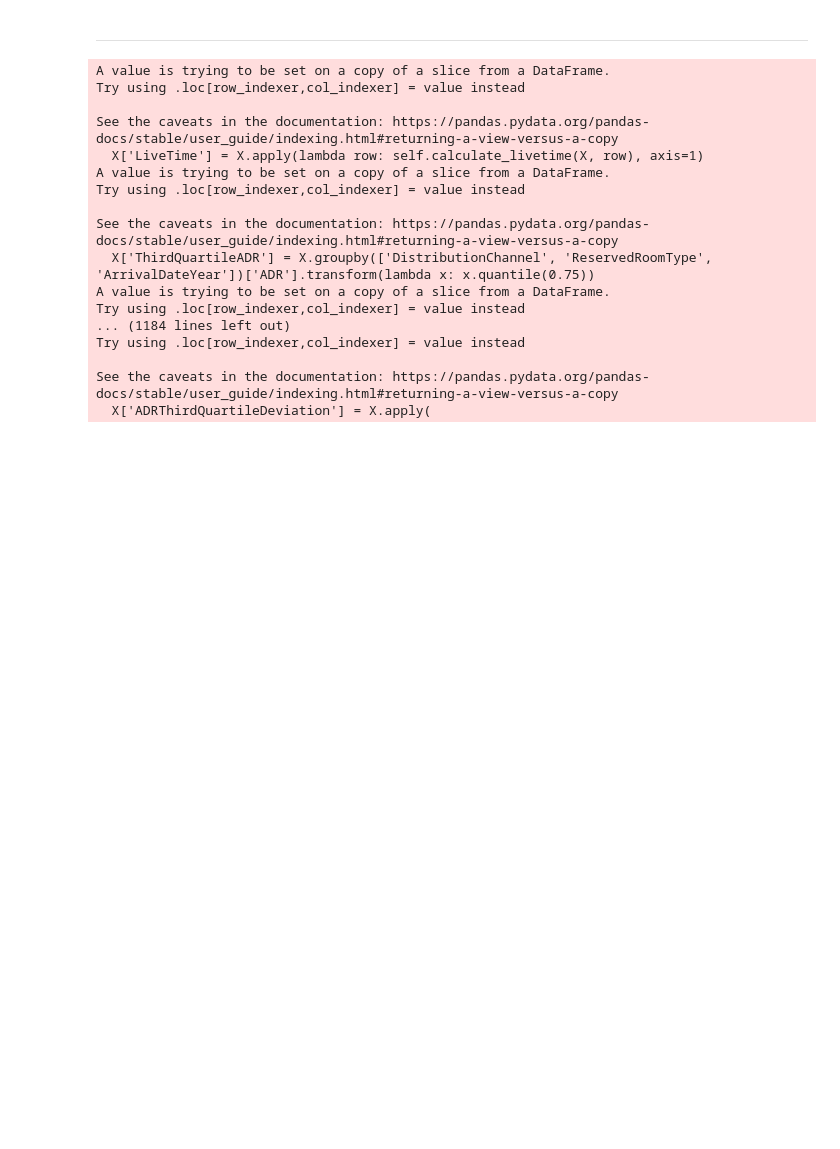
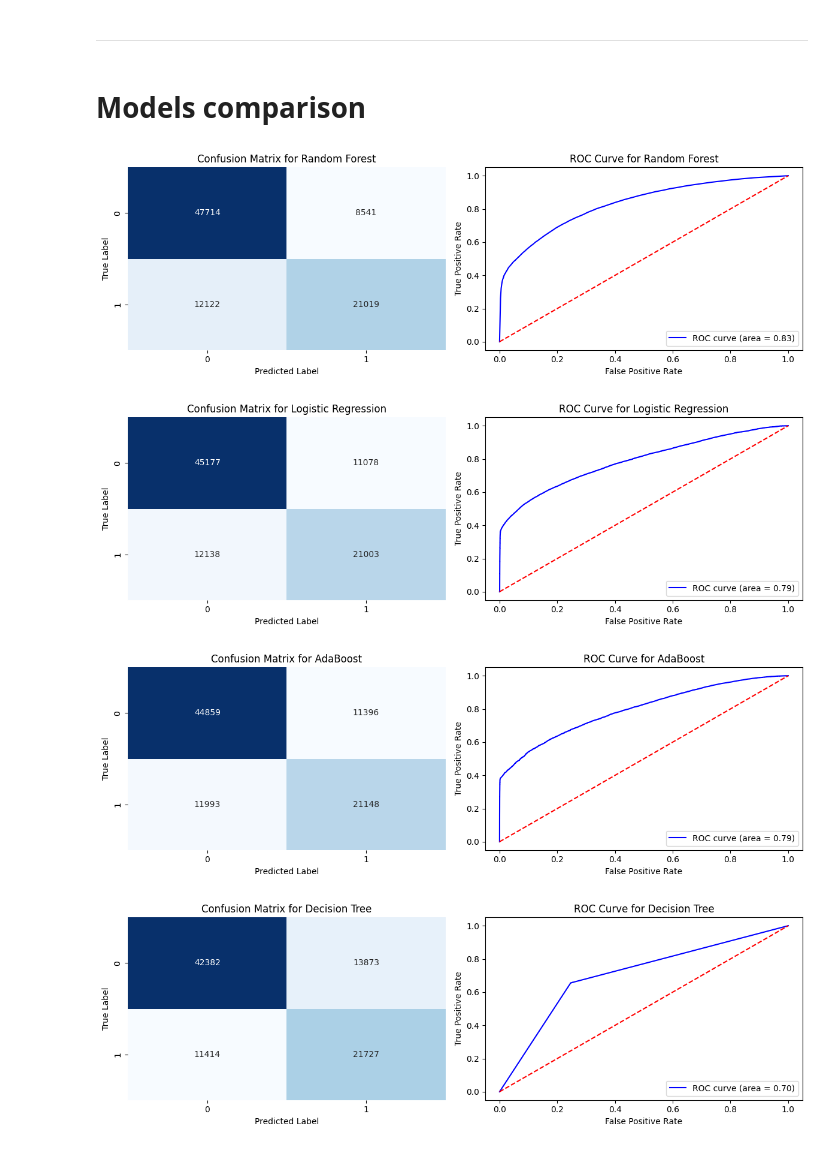
Before and after one commit to NamaWho/hotel-bookings-cancellation-prediction, a Jupyter notebook: main.ipynb, the cells around one changed output. Drawn from its saved outputs; the diff is of its cells as text; code cells hidden in the pictures; blank space fills up the shorter version.

Commit message:
scaffold, feature importance, gui

```diff
--- a/main.ipynb
+++ b/main.ipynb
@@ -147,21 +149,3 @@ def convenient_split_data(data):
 X_convenient_train, X_convenient_test, y_convenient_train, y_convenient_test = convenient_split_data(data_cleaned)
 # %% [markdown]
 <hr>
-# %%
-from sklearn.base import BaseEstimator, TransformerMixin
-
-class Wrapper(BaseEstimator, TransformerMixin):
-    def __init__(self, transformer):
-        self.transformer = transformer
-
-    def fit(self, X, y=None):
-        self.transformer.is_test = False
-        return self.transformer.fit(X, y)
-
-    def transform(self, X):
-        self.transformer.is_test = True
-        return self.transformer.transform(X)
-
-    def fit_transform(self, X, y=None):
-        self.transformer.is_test = False
-        return self.transformer.fit_transform(X, y)
@@ -296,16 +152,22 @@ preprocessor = ColumnTransformer(
+# %% [markdown]
+# Models comparison
 # %%
 from sklearn.ensemble import RandomForestClassifier, AdaBoostClassifier, BaggingClassifier
 from sklearn.linear_model import LogisticRegression
 from sklearn.tree import DecisionTreeClassifier
 from sklearn.neighbors import KNeighborsClassifier
 from sklearn.naive_bayes import GaussianNB
-from sklearn.metrics import accuracy_score, precision_score, recall_score, f1_score, confusion_matrix, roc_auc_score, make_scorer
+from sklearn.metrics import accuracy_score, precision_score, recall_score, f1_score, confusion_matrix, roc_auc_score, roc_curve, auc
 from sklearn.model_selection import cross_validate, cross_val_predict, StratifiedKFold
 from xgboost import XGBClassifier
 from imblearn.over_sampling import SMOTE
 from imblearn.pipeline import Pipeline
 import seaborn as sns
 import matplotlib.pyplot as plt
+
+from estimators.Wrapper import Wrapper
+from estimators.BookingFeaturesTransformer import BookingFeaturesTransformer
+from estimators.preprocessor import preprocessor
 
 models = {
     'Random Forest': RandomForestClassifier(random_state=42),
@@ -340,6 +202,7 @@ for model_name, model in models.items():
 
     y_true = []
     y_pred = []
+    y_prob = []  # To store predicted probabilities
 
     # Perform cross-validation
     for train_index, test_index in skf.split(X_convenient_train, y_convenient_train):
@@ -350,48 +213,65 @@ for model_name, model in models.items():
         pipeline.fit(X_train, y_train)
 
         # Predict on test data
         y_pred_fold = pipeline.predict(X_test)
 
+        # Predict probabilities for ROC curve
+        y_prob_fold = pipeline.predict_proba(X_test)[:, 1]  # Probability for class 1 (positive class)
+
         # Collect true and predicted values
         y_true.extend(y_test)
         y_pred.extend(y_pred_fold)
+        y_prob.extend(y_prob_fold)
 
     # Calculate metrics
     accuracy = accuracy_score(y_true, y_pred)
     precision = precision_score(y_true, y_pred)
     recall = recall_score(y_true, y_pred)
     f1 = f1_score(y_true, y_pred)
     roc_auc = roc_auc_score(y_true, y_pred)
 
     # Store results
     all_results.append({
         'Model': model_name,
         'Accuracy': accuracy,
         'Precision': precision,
         'Recall': recall,
         'F1 Score': f1,
         'ROC AUC': roc_auc,
     })
 
-    # TODO: wilcoxon or t-test to compare models
+    # Confusion Matrix
+    conf_matrix = confusion_matrix(y_true, y_pred)
+    # ROC Curve
+    fpr, tpr, thresholds = roc_curve(y_true, y_prob)
+    roc_auc_value = auc(fpr, tpr)
+
+    # Create a subplot with 1 row and 2 columns
+    fig, axes = plt.subplots(1, 2, figsize=(12, 4))  # Adjust the figsize to make it compact
+
+    # Plot the Confusion Matrix on the first subplot
+    sns.heatmap(conf_matrix, annot=True, fmt='d', cmap='Blues', cbar=False, ax=axes[0])
+    axes[0].set_title(f'Confusion Matrix for {model_name}')
+    axes[0].set_xlabel('Predicted Label')
+    axes[0].set_ylabel('True Label')
+
+    # Plot the ROC curve on the second subplot
+    axes[1].plot(fpr, tpr, color='blue', label=f'ROC curve (area = {roc_auc_value:.2f})')
+    axes[1].plot([0, 1], [0, 1], color='red', linestyle='--')  # Diagonal line for random guessing
+    axes[1].set_xlabel('False Positive Rate')
+    axes[1].set_ylabel('True Positive Rate')
+    axes[1].set_title(f'ROC Curve for {model_name}')
+    axes[1].legend(loc="lower right")
+
+    # Show the combined plots
+    plt.tight_layout()
+    plt.show()
+
 
 results_df = pd.DataFrame(all_results)
 results_df
 # %% [output]
-A value is trying to be set on a copy of a slice from a DataFrame.
-Try using .loc[row_indexer,col_indexer] = value instead
-
-See the caveats in the documentation: https://pandas.pydata.org/pandas-docs/stable/user_guide/indexing.html#returning-a-view-versus-a-copy
-  X['LiveTime'] = X.apply(lambda row: self.calculate_livetime(X, row), axis=1)
-A value is trying to be set on a copy of a slice from a DataFrame.
-Try using .loc[row_indexer,col_indexer] = value instead
-
-See the caveats in the documentation: https://pandas.pydata.org/pandas-docs/stable/user_guide/indexing.html#returning-a-view-versus-a-copy
-  X['ThirdQuartileADR'] = X.groupby(['DistributionChannel', 'ReservedRoomType', 'ArrivalDateYear'])['ADR'].transform(lambda x: x.quantile(0.75))
-A value is trying to be set on a copy of a slice from a DataFrame.
-Try using .loc[row_indexer,col_indexer] = value instead
-... (1184 lines left out)
-Try using .loc[row_indexer,col_indexer] = value instead
-
-See the caveats in the documentation: https://pandas.pydata.org/pandas-docs/stable/user_guide/indexing.html#returning-a-view-versus-a-copy
-  X['ADRThirdQuartileDeviation'] = X.apply(
+[figure, added]
+[figure, added]
+[figure, added]
+[figure, added]
```
Also changed, not shown: parts of 25 cells of this notebook, 7 other files.
